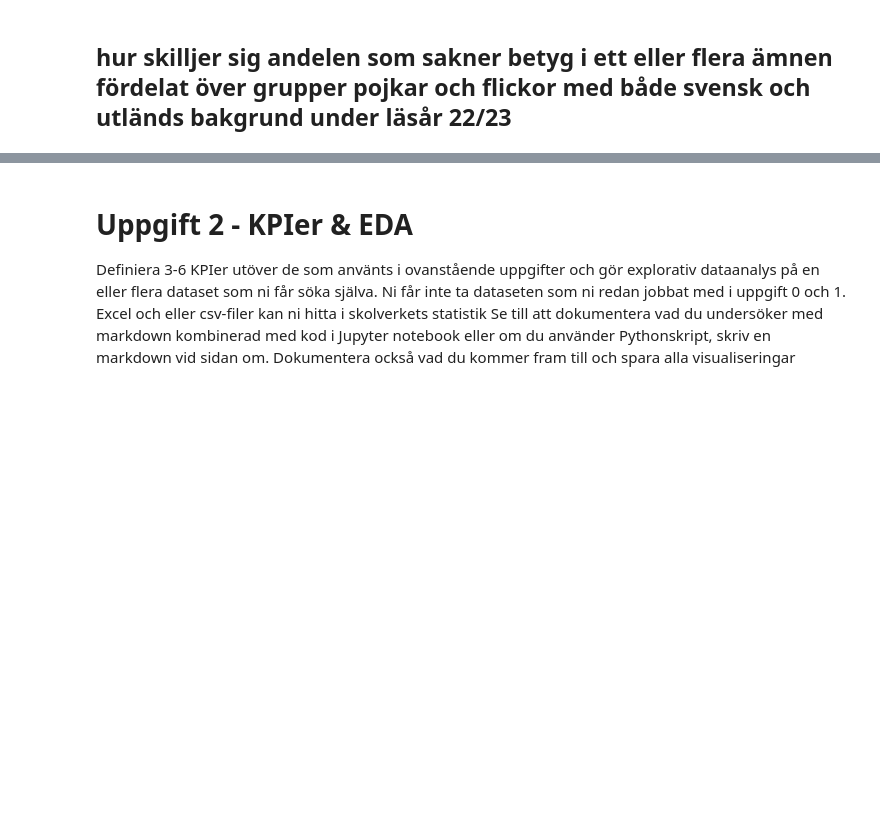
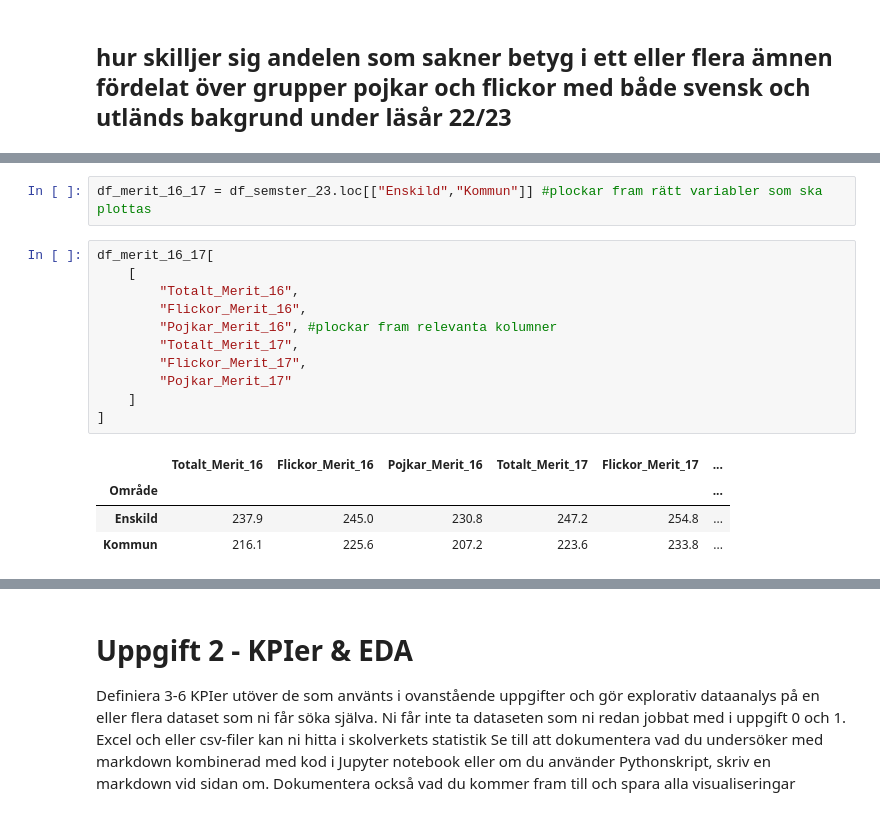
Before and after one commit to Zandri2k/Python-Sandra-Nilsson-OPA23, a Jupyter notebook: Labb_2/Labb_2.ipynb, the cells around one changed output, grey strips where cells are left out. Cells and saved outputs as stored; diff of their text form; blank space fills up the shorter version.

Commit message:
second_variable_comparison_plot_1c)

```diff
--- a/Labb_2/Labb_2.ipynb
+++ b/Labb_2/Labb_2.ipynb
@@ -626,0 +662,18 @@ df_semster_23_Flickor[["Flickor_%", "Pojkar_%"]] #specificerar cilka kolumner so
+# %%
+df_merit_16_17 = df_semster_23.loc[["Enskild","Kommun"]] #plockar fram rätt variabler som ska plottas
+# %%
+df_merit_16_17[
+    [
+        "Totalt_Merit_16",
+        "Flickor_Merit_16",
+        "Pojkar_Merit_16", #plockar fram relevanta kolumner
+        "Totalt_Merit_17",
+        "Flickor_Merit_17",
+        "Pojkar_Merit_17"
+    ]
+]
+# %% [output]
+|  | Totalt_Merit_16 | Flickor_Merit_16 | Pojkar_Merit_16 | Totalt_Merit_17 | Flickor_Merit_17 | ... |
+| Område |  |  |  |  |  | ... |
+| Enskild | 237.9 | 245.0 | 230.8 | 247.2 | 254.8 | ... |
+| Kommun | 216.1 | 225.6 | 207.2 | 223.6 | 233.8 | ... |
```
Also changed, not shown: parts of 8 cells of this notebook, 1 other file.
